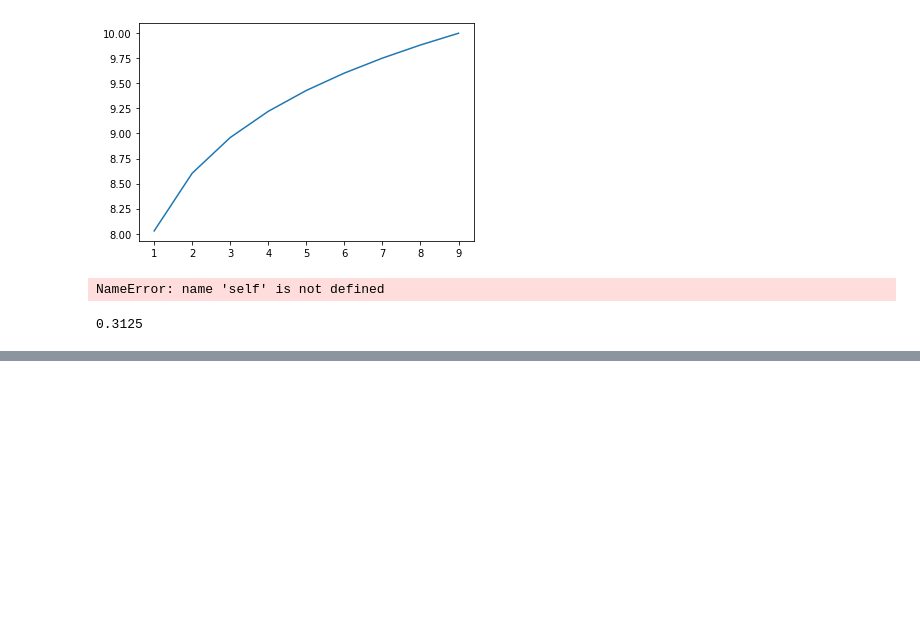
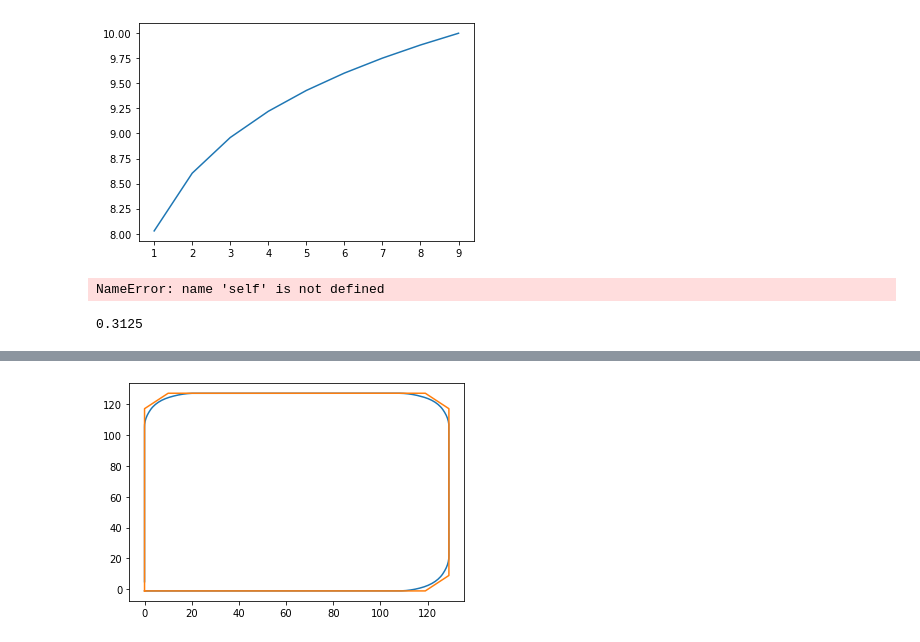
Before and after one commit to irfanhasib0/Control-algorithms, a Jupyter notebook: MPC_GYM_CAR_RACING_V0/airsim.ipynb, the cells around one changed output, grey strips where cells are left out. Cells and saved outputs as stored; diff of their text form; code cells hidden in the pictures; blank space fills up the shorter version.

```diff
--- a/MPC_GYM_CAR_RACING_V0/airsim.ipynb
+++ b/MPC_GYM_CAR_RACING_V0/airsim.ipynb
@@ -71,0 +170,17 @@ NameError: name 'self' is not defined
+# %%
+def moving_avg(arr):
+    N=25
+    _arr=arr.copy()
+    for i,pt in enumerate(arr):
+        if i>=N//2:
+            ul=i-N//2
+            ll=i+N//2
+            arr[i]=np.mean(_arr[ul:ll+1])
+    return arr
+points[:,0]=moving_avg(points[:,0])
+points[:,1]=moving_avg(points[:,1])
+plt.plot(points[:,0],points[:,1])
+plt.plot(_points[:,0],_points[:,1])
+plt.show()
+# %% [output]
+[figure, added]
```
Also changed, not shown: parts of 9 cells of this notebook, 1 other file.
